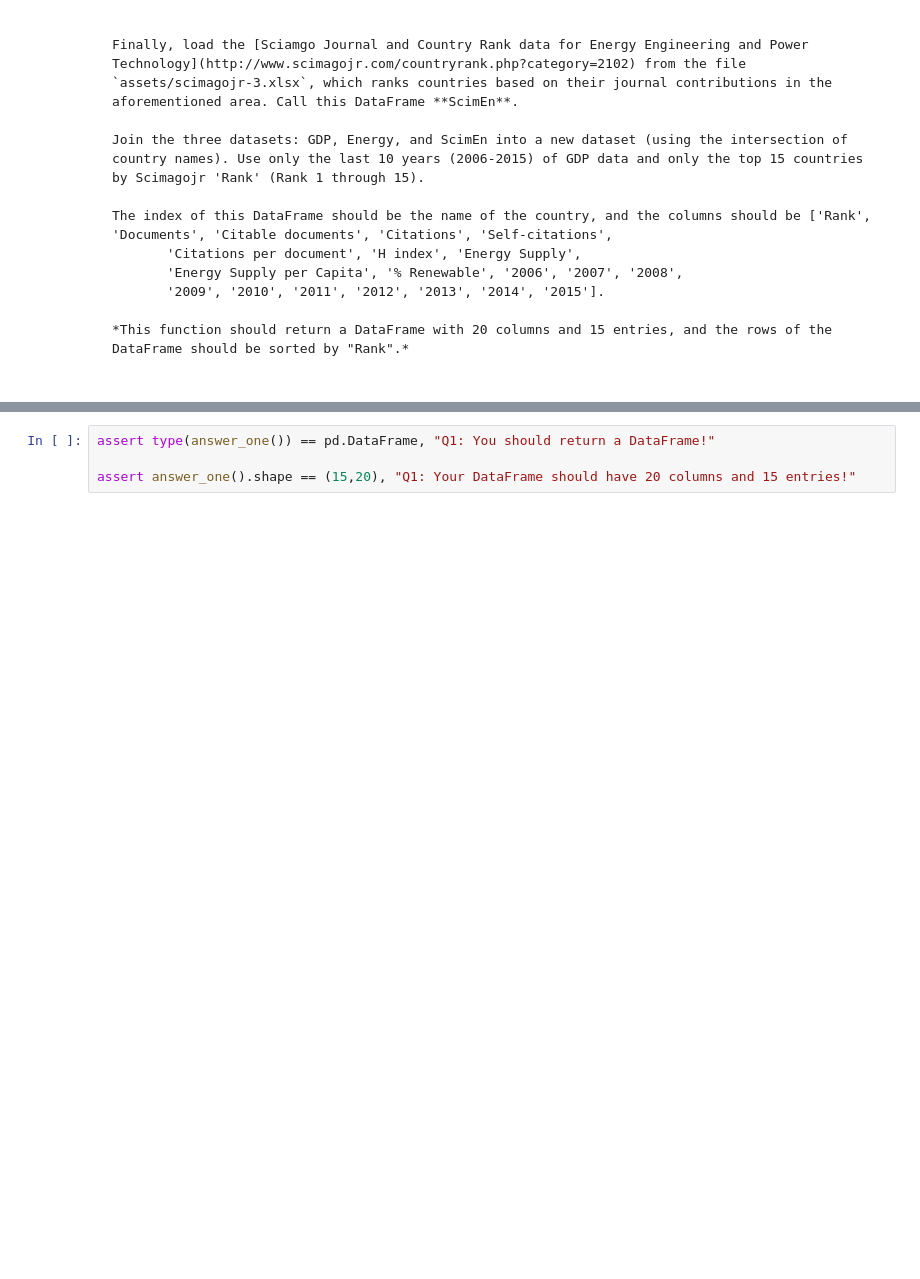
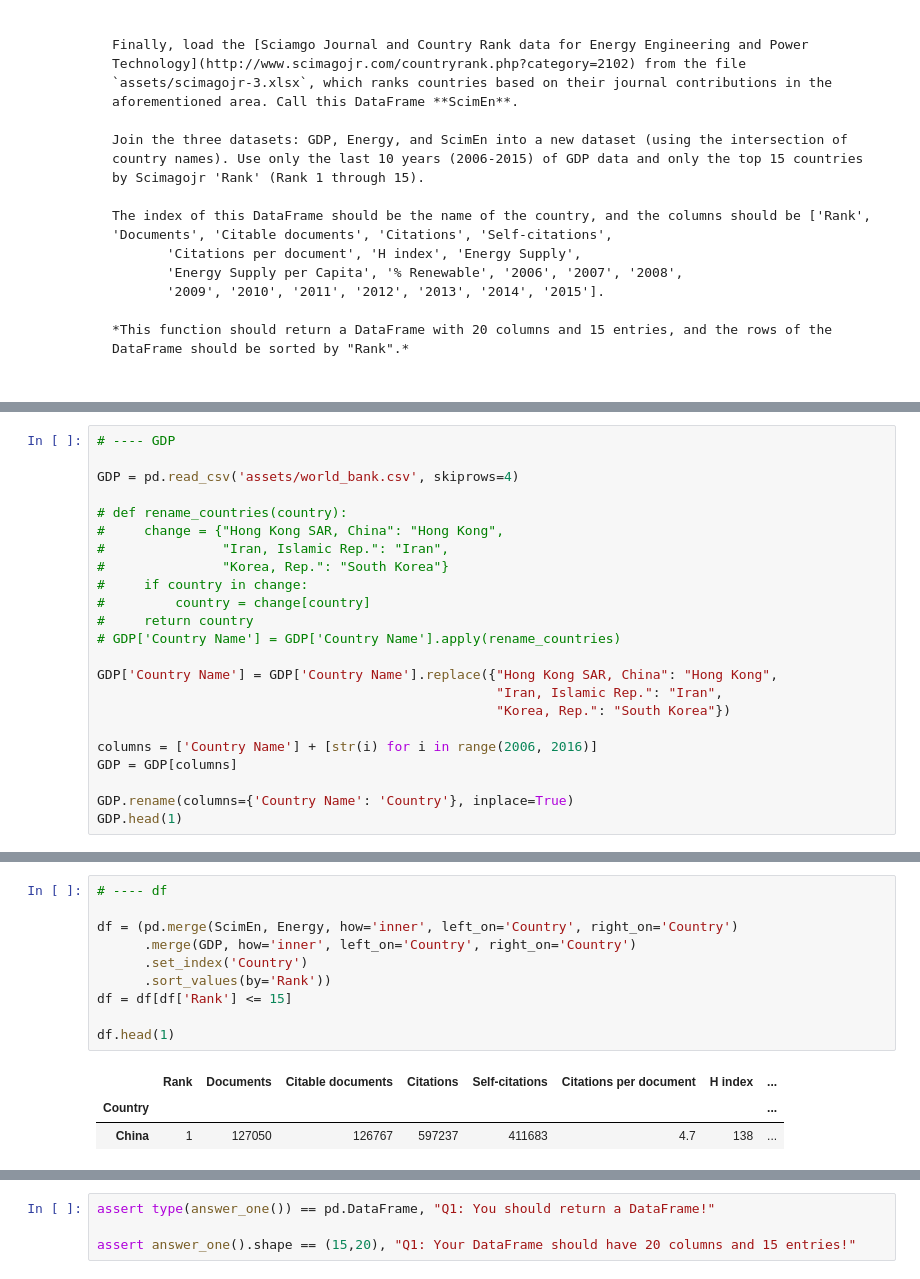
Before and after one commit to SantiGonzalezz/Applied-Data-Science-with-Python, a Jupyter notebook: 1. Introduction to Data Science in Python/Week 3/assignment3.ipynb, the cells around one changed output, grey strips where cells are left out. Drawn from its saved outputs; the diff is of its cells as text; blank space fills up the shorter version.

```diff
--- a/1. Introduction to Data Science in Python/Week 3/assignment3.ipynb
+++ b/1. Introduction to Data Science in Python/Week 3/assignment3.ipynb
@@ -49,0 +90,23 @@ The index of this DataFrame should be the name of the country, and the columns s
+# %%
+# ---- GDP
+
+GDP = pd.read_csv('assets/world_bank.csv', skiprows=4)
+
+# def rename_countries(country):
+#     change = {"Hong Kong SAR, China": "Hong Kong",
+#               "Iran, Islamic Rep.": "Iran",
+#               "Korea, Rep.": "South Korea"}
+#     if country in change:
+#         country = change[country]
+#     return country
+# GDP['Country Name'] = GDP['Country Name'].apply(rename_countries)
+
+GDP['Country Name'] = GDP['Country Name'].replace({"Hong Kong SAR, China": "Hong Kong",
+                                                   "Iran, Islamic Rep.": "Iran",
+                                                   "Korea, Rep.": "South Korea"})
+
+columns = ['Country Name'] + [str(i) for i in range(2006, 2016)]
+GDP = GDP[columns]
+
+GDP.rename(columns={'Country Name': 'Country'}, inplace=True)
+GDP.head(1)
@@ -50 +125,15 @@ The index of this DataFrame should be the name of the country, and the columns s
+# %%
+# ---- df
+
+df = (pd.merge(ScimEn, Energy, how='inner', left_on='Country', right_on='Country')
+      .merge(GDP, how='inner', left_on='Country', right_on='Country')
+      .set_index('Country')
+      .sort_values(by='Rank'))
+df = df[df['Rank'] <= 15]
+
+df.head(1)
+# %% [output]
+|  | Rank | Documents | Citable documents | Citations | Self-citations | Citations per document | H index | ... |
+| Country |  |  |  |  |  |  |  | ... |
+| China | 1 | 127050 | 126767 | 597237 | 411683 | 4.7 | 138 | ... |
 # %%
```
Also changed, not shown: parts of 12 cells of this notebook.
